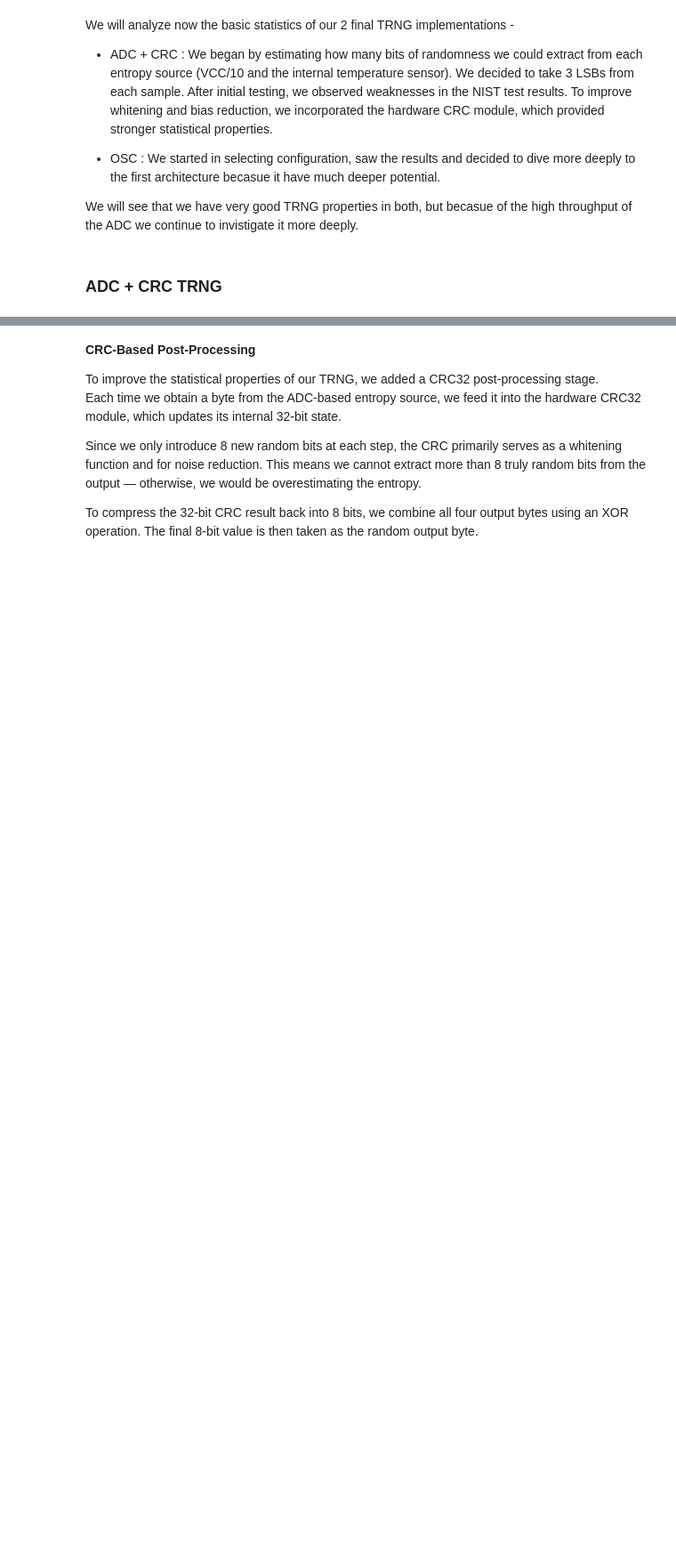
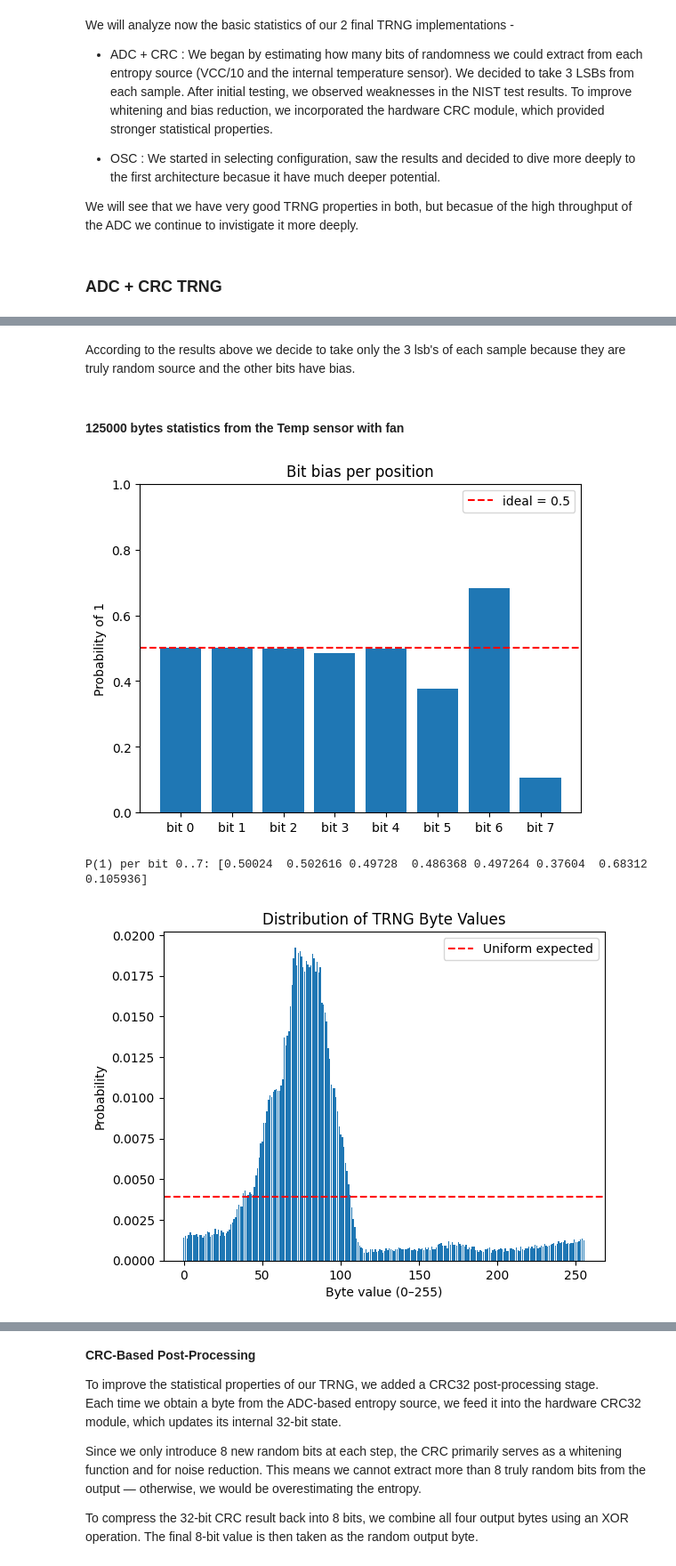
Before and after one commit to alonab01/chipwhisperer, a Jupyter notebook: secure-hardware/TRNG/combined_trng/jupyter/TRNG_Project.ipynb, the cells around one changed output, grey strips where cells are left out. Shown at 89% size. Cells and saved outputs as stored; diff of their text form; code cells hidden in the pictures; blank space fills up the shorter version.

```diff
--- a/secure-hardware/TRNG/combined_trng/jupyter/TRNG_Project.ipynb
+++ b/secure-hardware/TRNG/combined_trng/jupyter/TRNG_Project.ipynb
@@ -318,0 +345,26 @@ We will take samples form our temp sensor and VCC/10 sources and see how many bi
+# %% [markdown]
+According to the results above we decide to take only the 3 lsb's of each sample because they are truly random source and the other bits have bias.
+# %% [markdown]
+#### 125000 bytes statistics from the Temp sensor with fan
+# %%
+# Load your TRNG data
+path = r"C:\Users\alona\ChipWhisperer\chipwhisperer\secure-hardware\TRNG\sts-2.1.2\data\sequential\ADC_temp_sensor_values_1M_with_fan.bin"
+data = np.fromfile(path, dtype=np.uint8)
+
+# Initialize analyzer
+analyzer = TRNGAnalyzer(data)
+
+# 1. Distribution
+
+# Plot per-bit bias
+analyzer.plot_bit_bias()
+# If you also want the raw numbers:
+biases = analyzer.bit_bias()
+print("P(1) per bit 0..7:", np.round(biases, 6))
+# Plot byte distribution
+counts, probs = analyzer.byte_distribution()
+analyzer.plot_distribution(range(256), probs)
+# %% [output]
+[figure, added]
+P(1) per bit 0..7: [0.50024  0.502616 0.49728  0.486368 0.497264 0.37604  0.68312  0.105936]
+[figure, added]
```
Also changed, not shown: parts of 21 cells of this notebook, 4 other files.
